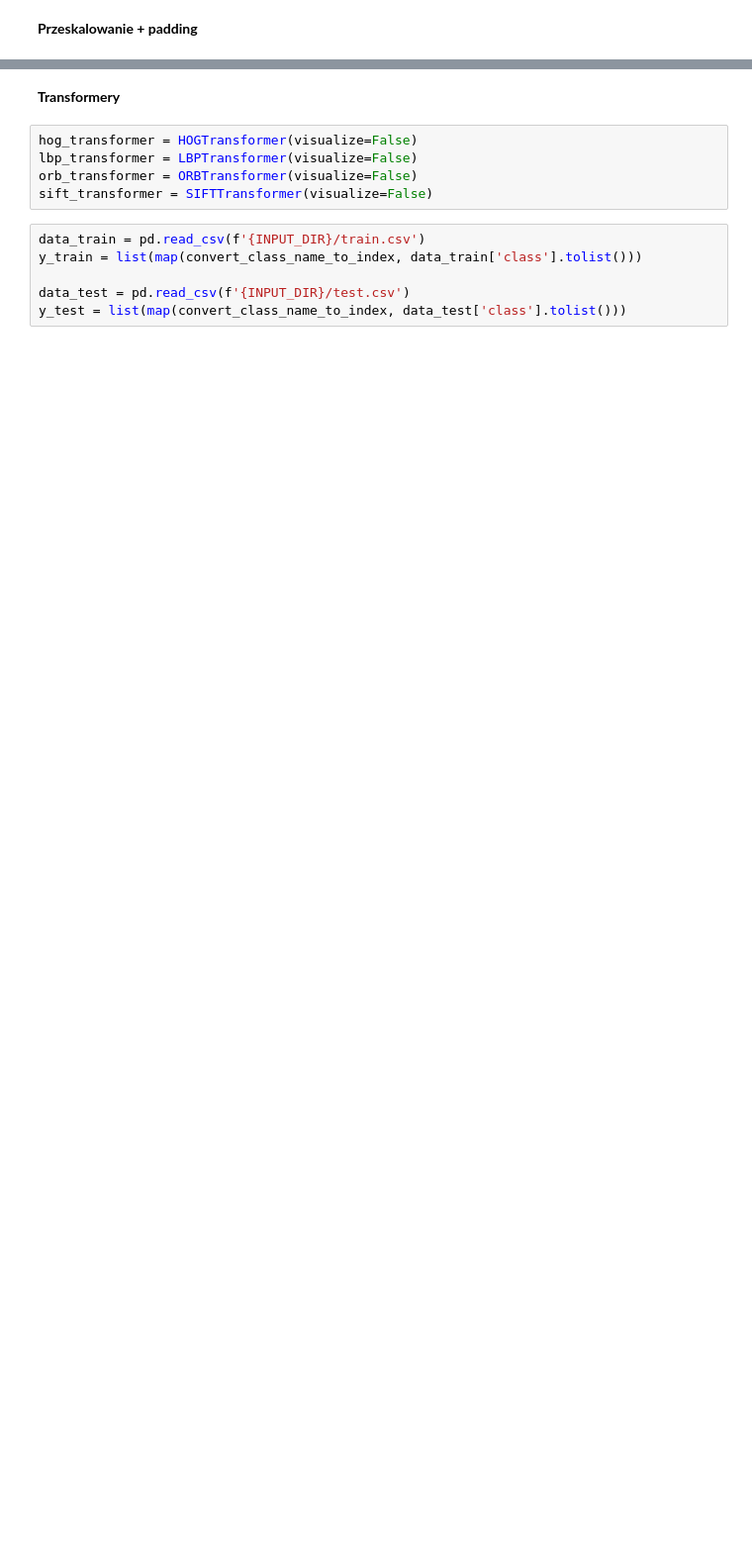
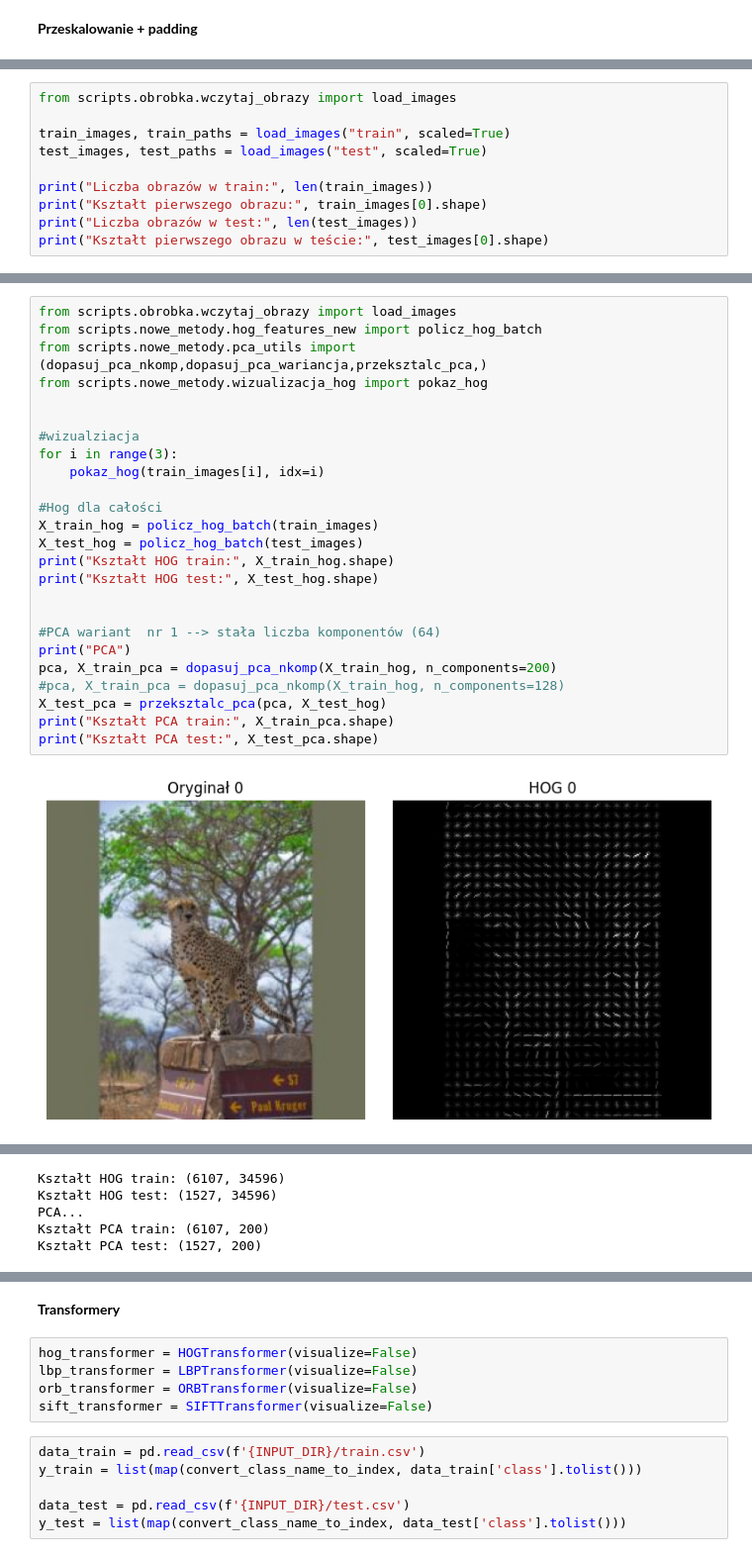
Before and after one commit to Jvsin/animals-recognition, a Jupyter notebook: main.ipynb, the cells around one changed output, grey strips where cells are left out. Shown at 99% size. Cells and saved outputs as stored; diff of their text form; blank space fills up the shorter version.

```diff
--- a/main.ipynb
+++ b/main.ipynb
@@ -60,0 +42,10 @@ Rescaling completed.
+# %%
+from scripts.obrobka.wczytaj_obrazy import load_images
+
+train_images, train_paths = load_images("train", scaled=True)
+test_images, test_paths = load_images("test", scaled=True)
+
+print("Liczba obrazów w train:", len(train_images))
+print("Kształt pierwszego obrazu:", train_images[0].shape)
+print("Liczba obrazów w test:", len(test_images))
+print("Kształt pierwszego obrazu w teście:", test_images[0].shape)
@@ -60,0 +87,27 @@ Rescaling completed.
+# %%
+from scripts.obrobka.wczytaj_obrazy import load_images
+from scripts.nowe_metody.hog_features_new import policz_hog_batch
+from scripts.nowe_metody.pca_utils import (dopasuj_pca_nkomp,dopasuj_pca_wariancja,przeksztalc_pca,)
+from scripts.nowe_metody.wizualizacja_hog import pokaz_hog
+
+
+#wizualziacja
+for i in range(3):
+    pokaz_hog(train_images[i], idx=i)
+
+#Hog dla całości
+X_train_hog = policz_hog_batch(train_images)
+X_test_hog = policz_hog_batch(test_images)
+print("Kształt HOG train:", X_train_hog.shape)
+print("Kształt HOG test:", X_test_hog.shape)
+
+
+#PCA wariant  nr 1 --> stała liczba komponentów (64)
+print("PCA")
+pca, X_train_pca = dopasuj_pca_nkomp(X_train_hog, n_components=200)
+#pca, X_train_pca = dopasuj_pca_nkomp(X_train_hog, n_components=128)
+X_test_pca = przeksztalc_pca(pca, X_test_hog)
+print("Kształt PCA train:", X_train_pca.shape)
+print("Kształt PCA test:", X_test_pca.shape)
+# %% [output]
+[figure, added]
@@ -60,0 +116,5 @@ Rescaling completed.
+Kształt HOG train: (6107, 34596)
+Kształt HOG test: (1527, 34596)
+PCA...
+Kształt PCA train: (6107, 200)
+Kształt PCA test: (1527, 200)
```
Also changed, not shown: parts of 58 cells of this notebook, 17 other files.
